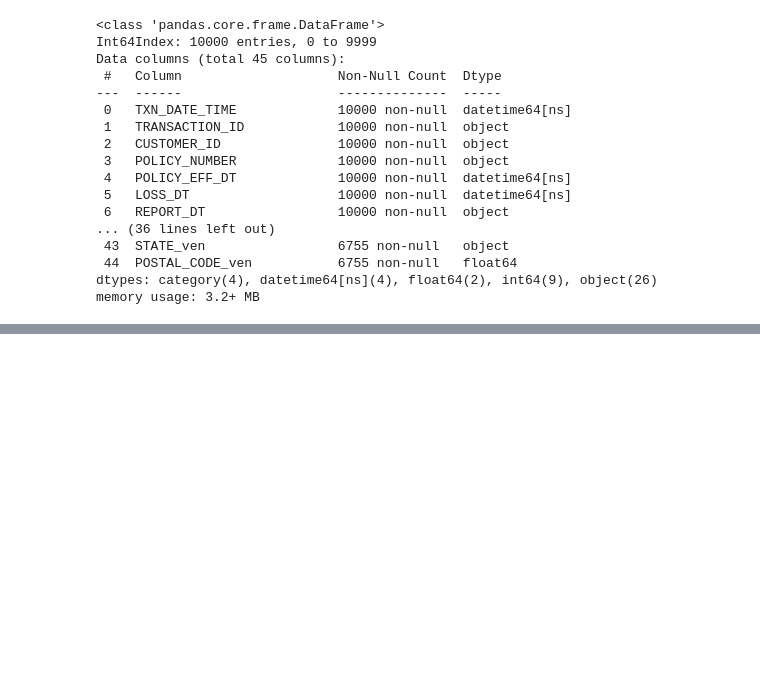
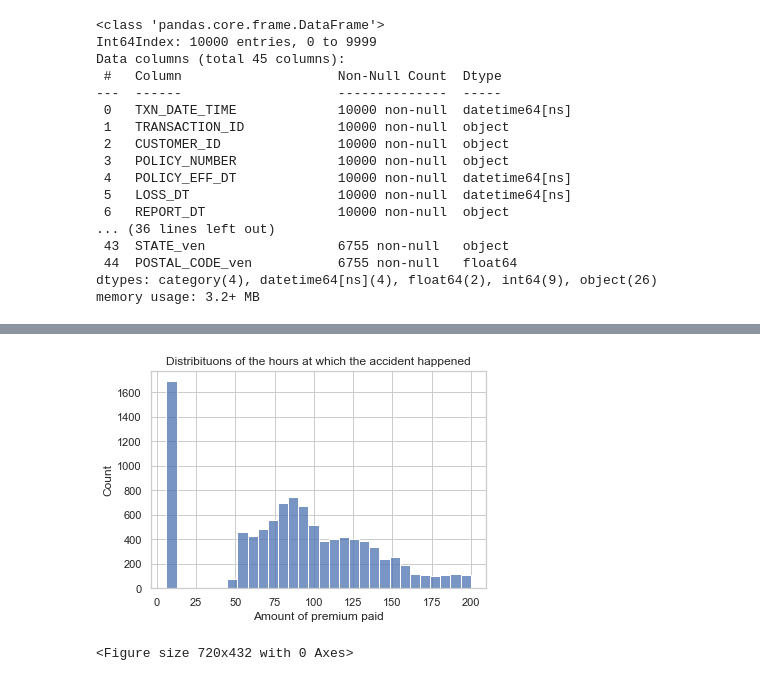
Before and after one commit to vats1703/Insurance_Claim_Fraud_Detection, a Jupyter notebook: insurance_prediction.ipynb, the cells around one changed output, grey strips where cells are left out. Cells and saved outputs as stored; diff of their text form; code cells hidden in the pictures; blank space fills up the shorter version.

```diff
--- a/insurance_prediction.ipynb
+++ b/insurance_prediction.ipynb
@@ -839,0 +774,8 @@ sns.barplot(x='age'].value_counts().index, y=insurance['INSURANCE_TYPE'].value_c
+# %%
+ax = sns.histplot(final_merged_data['PREMIUM_AMOUNT'], bins = 30)
+plt.figure(figsize=(10, 6))
+ax.set(xlabel='Amount of premium paid', ylabel='Count', title='Distribituons of the hours at which the accident happened')
+plt.show()
+# %% [output]
+[figure, added]
+<Figure size 720x432 with 0 Axes>
```
Also changed, not shown: parts of 71 cells of this notebook.
